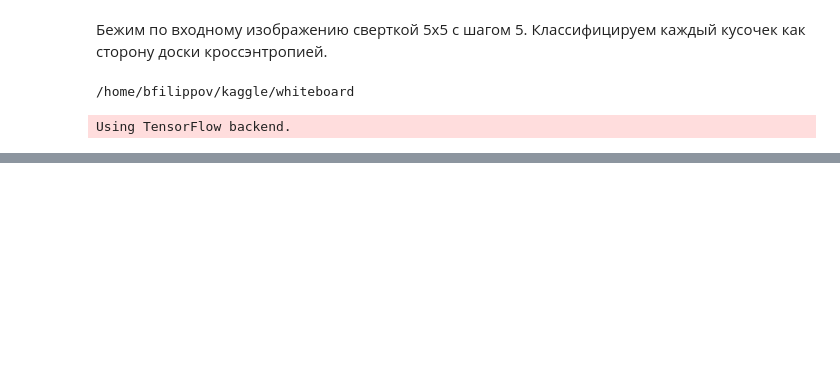
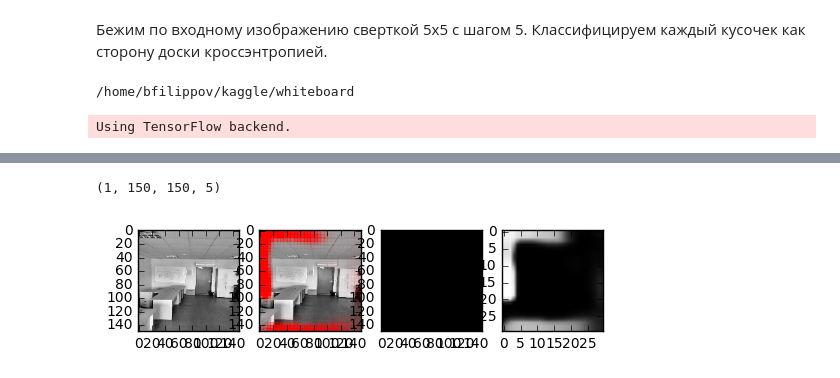
Before and after one commit to bbotio/whiteboard, a Jupyter notebook: models/Classification of image patches as corners.ipynb, the cells around one changed output, grey strips where cells are left out. Cells and saved outputs as stored; diff of their text form; code cells hidden in the pictures; blank space fills up the shorter version.

```diff
--- a/models/Classification of image patches as corners.ipynb
+++ b/models/Classification of image patches as corners.ipynb
@@ -223,0 +173,21 @@ draw_example(test_imgs)
+# %%
+from skimage import img_as_float
+
+import os
+img_dir = '/home/bfilippov/kaggle/our_room/'
+
+def arr(img):
+    img = img_as_float(cv2.imread(img))
+    img = cv2.resize(img, (150, 150))
+    cv2.normalize(img, img, 0, 1, norm_type=cv2.NORM_MINMAX,
+              dtype=cv2.CV_32F)
+    img = np.dstack([img, np.zeros((150, 150))])
+    img = np.array([img])
+    return img
+
+imgs = [(arr(os.path.join(img_dir, fname)), np.zeros((1, 10))) for fname in os.listdir(img_dir)]
+
+draw_example(patch(imgs.__iter__()), img_ix=0)
+# %% [output]
+(1, 150, 150, 5)
+[figure, added]
```
Also changed, not shown: parts of 12 cells of this notebook, 3 other files.
